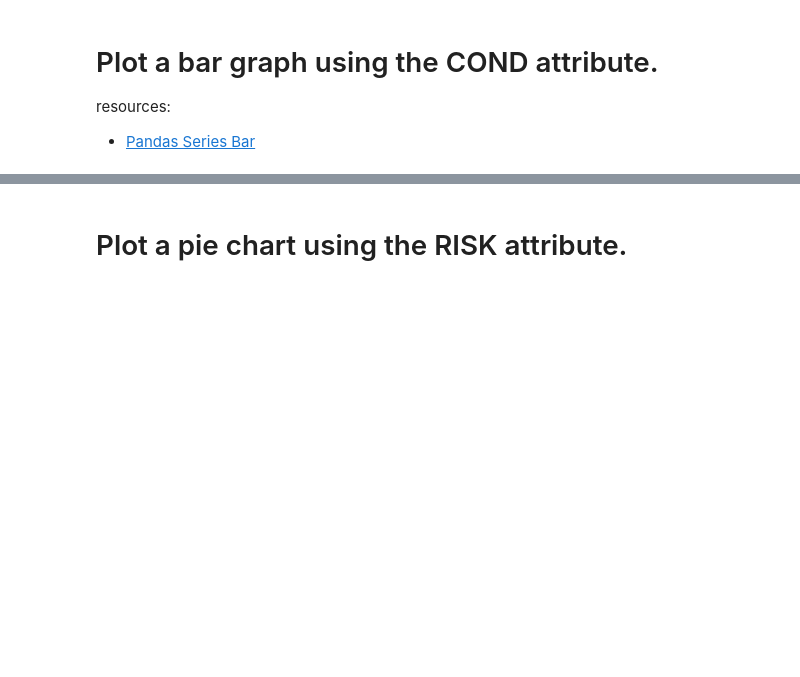
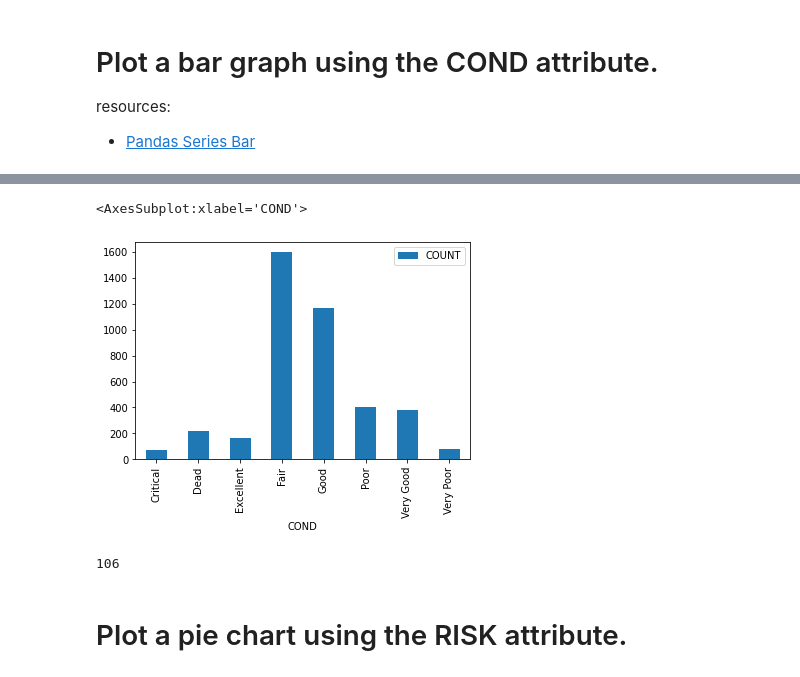
Before and after one commit to vandanafs/DataEngineering.Labs.CityOfNewarkDETreeSurvey, a Jupyter notebook: newark_de_tree_survey.ipynb, the cells around one changed output, grey strips where cells are left out. Cells and saved outputs as stored; diff of their text form; code cells hidden in the pictures; blank space fills up the shorter version.

```diff
--- a/newark_de_tree_survey.ipynb
+++ b/newark_de_tree_survey.ipynb
@@ -81,7 +229,15 @@ resources:
 # %%
 # Plot the Series here
+con_count.plot.bar()
+# %% [output]
+<AxesSubplot:xlabel='COND'>
+[figure, added]
 # %%
 # How many entries have missing values for the COND attribute? Why are these values missing?
+#new_df.query('COND.isnull()',engine='python')
+new_df['COND'].isnull().sum()
+# %% [output]
+106
 # %% [markdown]
 # Plot a pie chart using the RISK attribute.
 # %% [markdown]
```
Also changed, not shown: parts of 29 cells of this notebook.
